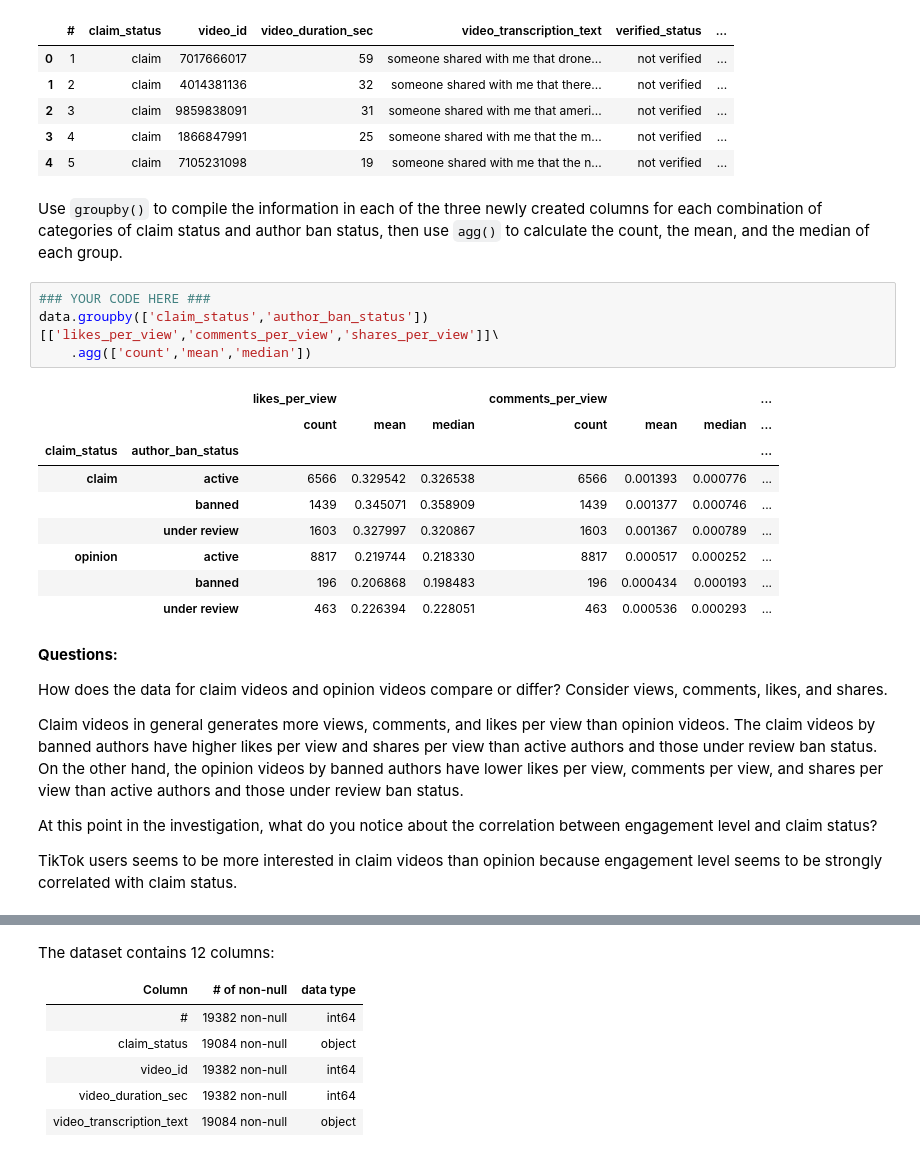
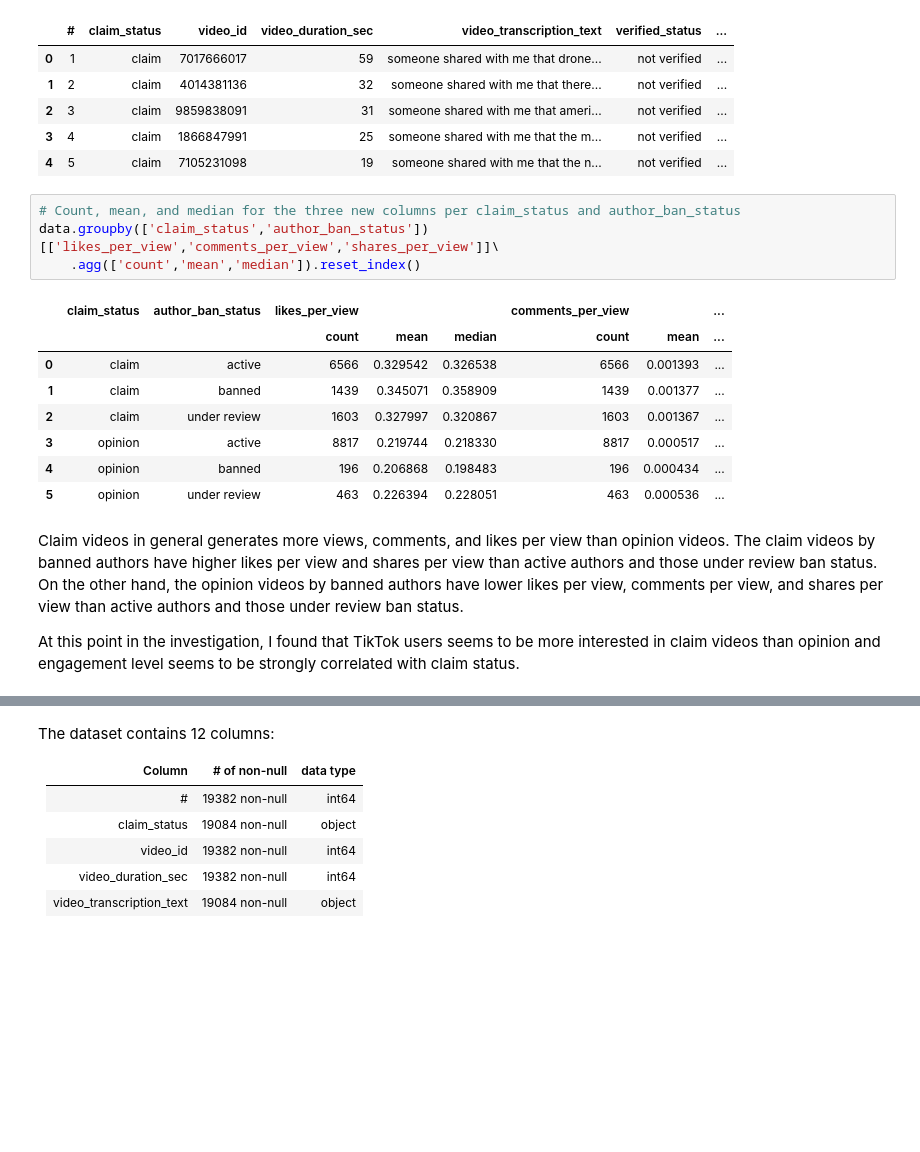
Before and after one commit to JakeLi2001/Google-Advanced-Data-Analytics-Professional-Certificate, a Jupyter notebook: 2_preliminary_data_investigation.ipynb, the cells around one changed output, grey strips where cells are left out. Saved outputs shown, nothing was run; the diff lists cells and outputs as text; blank space fills up the shorter version.

```diff
--- a/1_preliminary_data_investigation.ipynb
+++ b/2_preliminary_data_investigation.ipynb
@@ -236,29 +204,20 @@ data.head()
 | 2 | 3 | claim | 9859838091 | 31 | someone shared with me that ameri... | not verified | ... |
 | 3 | 4 | claim | 1866847991 | 25 | someone shared with me that the m... | not verified | ... |
 | 4 | 5 | claim | 7105231098 | 19 | someone shared with me that the n... | not verified | ... |
-# %% [markdown]
-Use `groupby()` to compile the information in each of the three newly created columns for each combination of categories of claim status and author ban status, then use `agg()` to calculate the count, the mean, and the median of each group.
 # %%
-### YOUR CODE HERE ###
+# Count, mean, and median for the three new columns per claim_status and author_ban_status
 data.groupby(['claim_status','author_ban_status'])[['likes_per_view','comments_per_view','shares_per_view']]\
-    .agg(['count','mean','median'])
+    .agg(['count','mean','median']).reset_index()
 # %% [output]
-|  |  | likes_per_view |  |  | comments_per_view |  |  | ... |
-|  |  | count | mean | median | count | mean | median | ... |
-| claim_status | author_ban_status |  |  |  |  |  |  | ... |
-| claim | active | 6566 | 0.329542 | 0.326538 | 6566 | 0.001393 | 0.000776 | ... |
-|  | banned | 1439 | 0.345071 | 0.358909 | 1439 | 0.001377 | 0.000746 | ... |
-|  | under review | 1603 | 0.327997 | 0.320867 | 1603 | 0.001367 | 0.000789 | ... |
-| opinion | active | 8817 | 0.219744 | 0.218330 | 8817 | 0.000517 | 0.000252 | ... |
-|  | banned | 196 | 0.206868 | 0.198483 | 196 | 0.000434 | 0.000193 | ... |
-|  | under review | 463 | 0.226394 | 0.228051 | 463 | 0.000536 | 0.000293 | ... |
+|  | claim_status | author_ban_status | likes_per_view |  |  | comments_per_view |  | ... |
+|  |  |  | count | mean | median | count | mean | ... |
+| 0 | claim | active | 6566 | 0.329542 | 0.326538 | 6566 | 0.001393 | ... |
+| 1 | claim | banned | 1439 | 0.345071 | 0.358909 | 1439 | 0.001377 | ... |
+| 2 | claim | under review | 1603 | 0.327997 | 0.320867 | 1603 | 0.001367 | ... |
+| 3 | opinion | active | 8817 | 0.219744 | 0.218330 | 8817 | 0.000517 | ... |
+| 4 | opinion | banned | 196 | 0.206868 | 0.198483 | 196 | 0.000434 | ... |
+| 5 | opinion | under review | 463 | 0.226394 | 0.228051 | 463 | 0.000536 | ... |
 # %% [markdown]
-**Questions:**
-
-How does the data for claim videos and opinion videos compare or differ? Consider views, comments, likes, and shares.
-
 Claim videos in general generates more views, comments, and likes per view than opinion videos. The claim videos by banned authors have higher likes per view and shares per view than active authors and those under review ban status. On the other hand, the opinion videos by banned authors have lower likes per view, comments per view, and shares per view than active authors and those under review ban status.
 
-At this point in the investigation, what do you notice about the correlation between engagement level and claim status?
-
-TikTok users seems to be more interested in claim videos than opinion because engagement level seems to be strongly correlated with claim status.
+At this point in the investigation, I found that TikTok users seems to be more interested in claim videos than opinion and engagement level seems to be strongly correlated with claim status.
```
Also changed, not shown: parts of 36 cells of this notebook, 3 other files.
